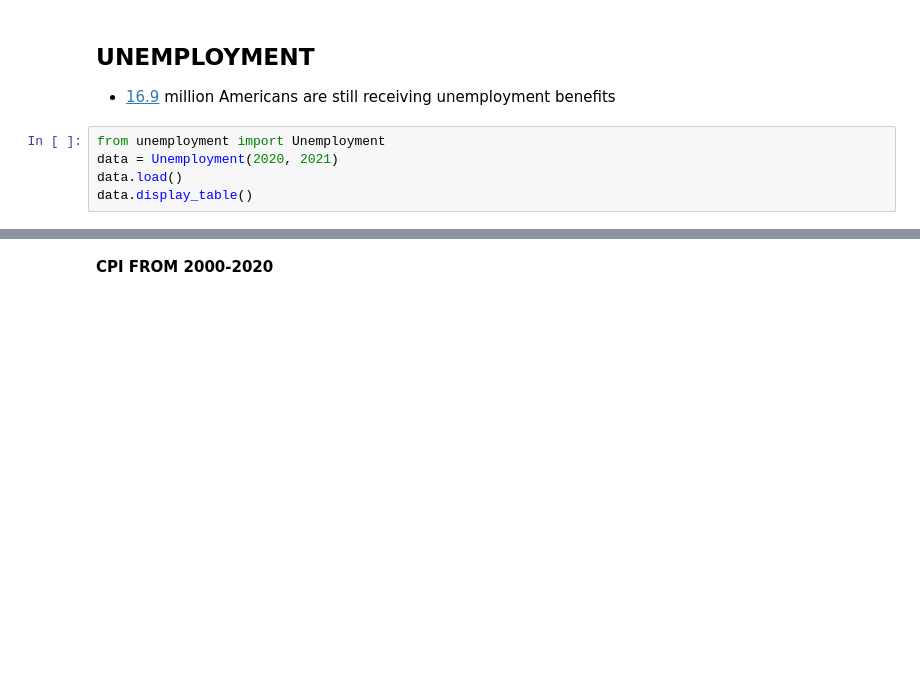
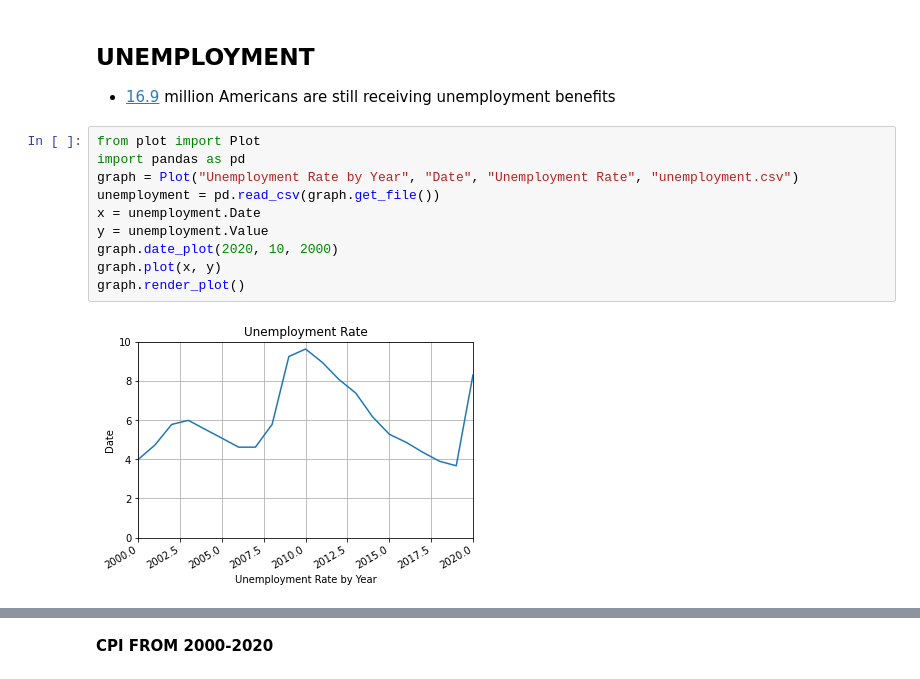
Before and after one commit to Cyzorz/final-project-core, a Jupyter notebook: src/index.ipynb, the cells around one changed output, grey strips where cells are left out. Cells and saved outputs as stored; diff of their text form; blank space fills up the shorter version.

```diff
--- a/src/index.ipynb
+++ b/src/index.ipynb
@@ -14,8 +14,15 @@ The rate of people actually getting the second shot is much lower than the first
 # %% [markdown]
 ## UNEMPLOYMENT
 - [16.9](https://www.forbes.com/sites/jonathanponciano/2021/05/13/jobless-claims-hit-new-pandemic-low-but-169-million-americans-are-still-receiving-unemployment-benefits/?sh=32c45d467829) million Americans are still receiving unemployment benefits
-# %%
-from unemployment import Unemployment
-data = Unemployment(2020, 2021)
-data.load()
-data.display_table()
+# %%
+from plot import Plot
+import pandas as pd
+graph = Plot("Unemployment Rate by Year", "Date", "Unemployment Rate", "unemployment.csv")
+unemployment = pd.read_csv(graph.get_file())
+x = unemployment.Date
+y = unemployment.Value
+graph.date_plot(2020, 10, 2000)
+graph.plot(x, y)
+graph.render_plot()
+# %% [output]
+[figure, added]
```
Also changed, not shown: parts of 8 cells of this notebook, 4 other files.
